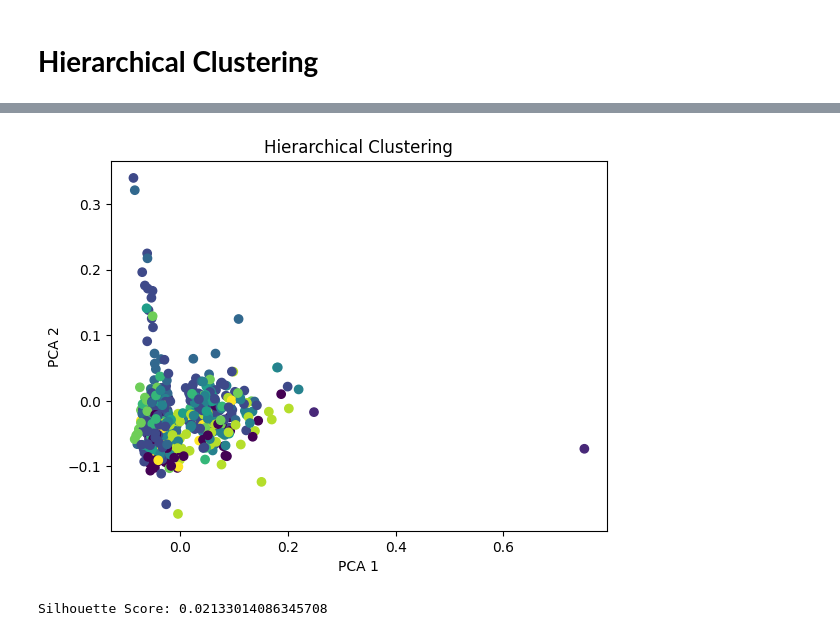
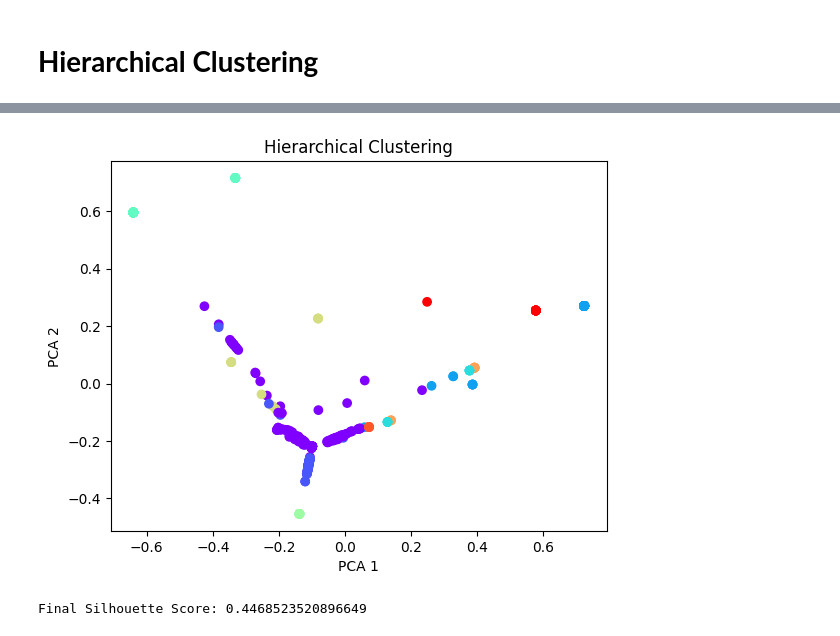
Before and after one commit to MehulShukla-git/Movie_Recommendation_System, a Jupyter notebook: Hierarchical_Clustering.ipynb, the cells around one changed output, grey strips where cells are left out. Saved outputs shown, nothing was run; the diff lists cells and outputs as text; code cells hidden in the pictures.

```diff
--- a/Hierarchical_Clustering.ipynb
+++ b/Hierarchical_Clustering.ipynb
@@ -15,10 +15,15 @@ import seaborn as sns
 import warnings
 warnings.filterwarnings('ignore')
 # %%
-df = pd.read_csv('/content/drive/MyDrive/movies_metadata.csv',
-                 sep=',',
-                 engine='python',
-                 on_bad_lines='skip')
+df = pd.read_csv(
+    '/content/drive/MyDrive/movies_metadata.csv',
+    sep=',',
+    engine='python',
+    quoting=3,
+    on_bad_lines='skip'
+)
 
+print(df.shape)
 print(df.columns)
+df.head()
 # %% [output]
@@ -112,17 +145,30 @@ Clustering Done
+# %%
+valid_df = df[df['title'].str.strip().str.len() > 1].copy().reset_index(drop=True)
+
+mask = df['title'].str.strip().str.len() > 1
+X_reduced_valid = X_reduced[mask.values]
+
+sample = X_reduced_valid[:500]
+df_sample = valid_df.iloc[:len(sample)].copy()
+
+from sklearn.cluster import AgglomerativeClustering
+best_k = 10
+hc = AgglomerativeClustering(n_clusters=best_k)
+df_sample['cluster'] = hc.fit_predict(sample)
+
+df_sample['title'] = df_sample['title'].astype(str).str.lower()
+indices = {title: idx for idx, title in enumerate(df_sample['title'])}
 # %%
 plt.figure()
-plt.scatter(sample[:,0], sample[:,1], c=df_sample['cluster'])
+plt.scatter(sample[:,0], sample[:,1], c=df_sample['cluster'], cmap='rainbow')
 plt.title("Hierarchical Clustering")
 plt.xlabel("PCA 1")
 plt.ylabel("PCA 2")
 plt.show()
 # %% [output]
-[figure, old version]
+[figure, new version]
 # %%
-from sklearn.metrics import silhouette_score
-
-score = silhouette_score(sample, df_sample['cluster'])
-
-print("Silhouette Score:", score)
+final_score = silhouette_score(sample, df_sample['cluster'])
+print("Final Silhouette Score:", final_score)
 # %% [output]
-Silhouette Score: 0.02133014086345708
+Final Silhouette Score: 0.4468523520896649
```
Also changed, not shown: parts of 16 cells of this notebook.
